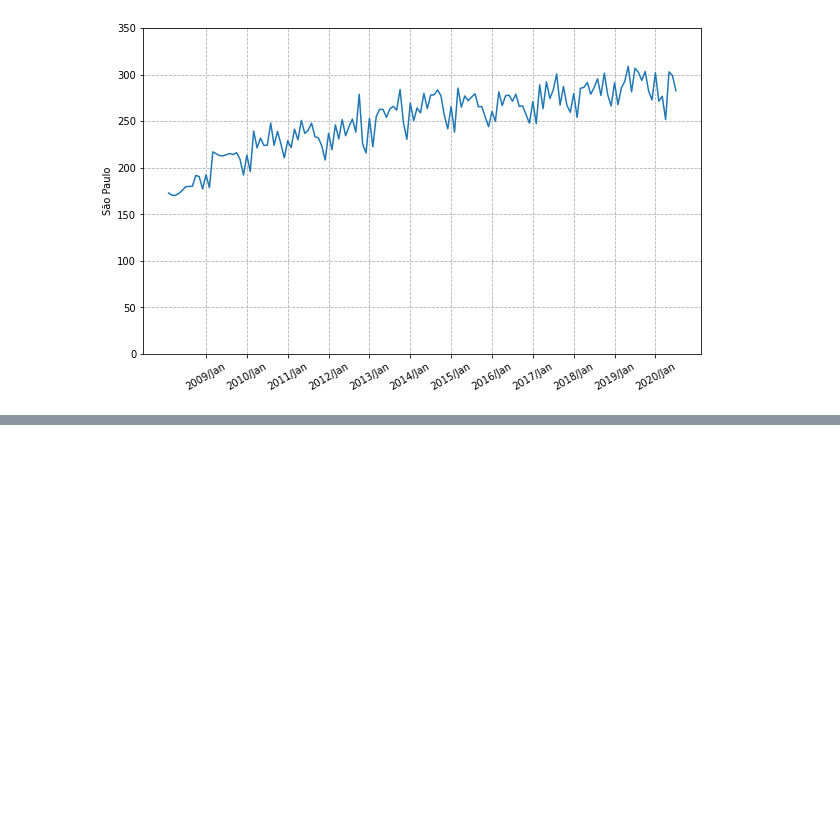
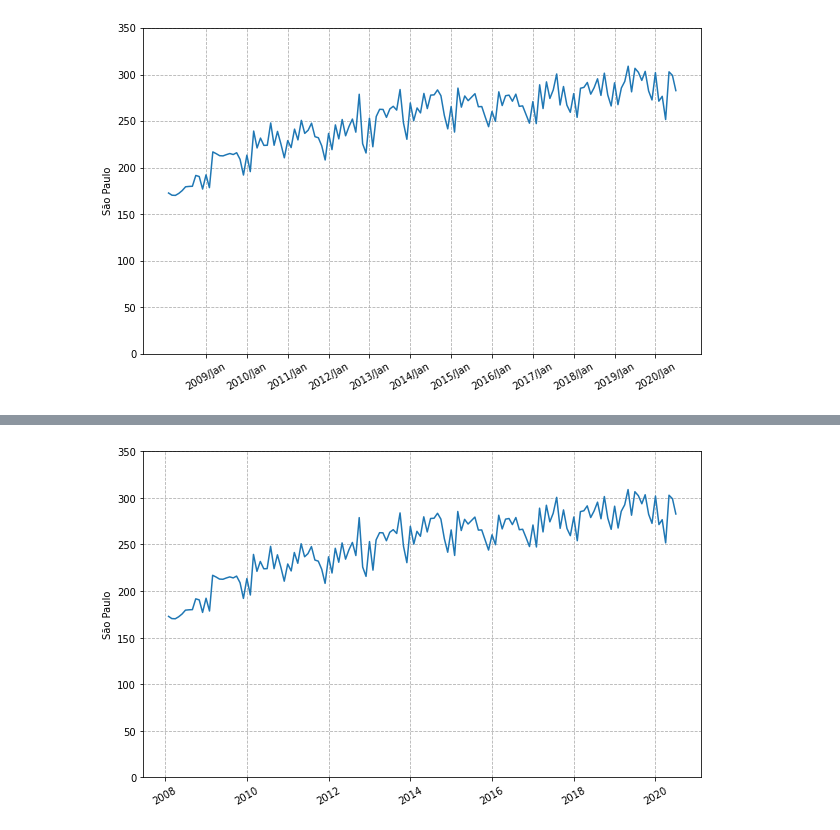
Before and after one commit to HenriqueCCdA/bootCampAluraDataScience, a Jupyter notebook: modulo2/aula/boot_camp_modulo2_aulas.ipynb, the cells around one changed output, grey strips where cells are left out. Saved outputs shown, nothing was run; the diff lists cells and outputs as text; code cells hidden in the pictures; blank space fills up the shorter version.

```diff
--- a/modulo2/aula/boot_camp_modulo2_aulas.ipynb
+++ b/modulo2/aula/boot_camp_modulo2_aulas.ipynb
@@ -432,0 +433,18 @@ mensal.to_csv("desafio_m1_a3.csv")
+# %%
+from datetime import date
+
+meses ={'Jan': 1,'Fev': 2,'Mar': 3,
+        'Abr': 4,'Mai': 5,'Jun': 6,
+        'Jul': 7,'Ago': 8,'Set': 9,
+        'Out':10,'Nov':11,'Dez':12
+}
+
+
+def para_dia(ano_mes: str):
+  ano:int = int(ano_mes[:4])
+  mes:str = ano_mes[5:]
+  mes_numero = meses[mes]
+  return date(ano, mes_numero, 1)
+
+mensal.index = mensal.index.map(para_dia)
+mensal.head()
@@ -432,0 +458,10 @@ mensal.to_csv("desafio_m1_a3.csv")
+# %%
+plt.figure(figsize=(10,6))
+ax = sns.lineplot(data=mensal, x=mensal.index, y="São Paulo")
+plt.xticks(rotation=30)
+plt.ylim(0, 350)
+#ax.xaxis.set_major_locator(ticker.IndexLocator(base=12, offset=11))
+plt.grid(True, ls="--")
+plt.show()
+# %% [output]
+[figure, added]
```
Also changed, not shown: parts of 6 cells of this notebook.
